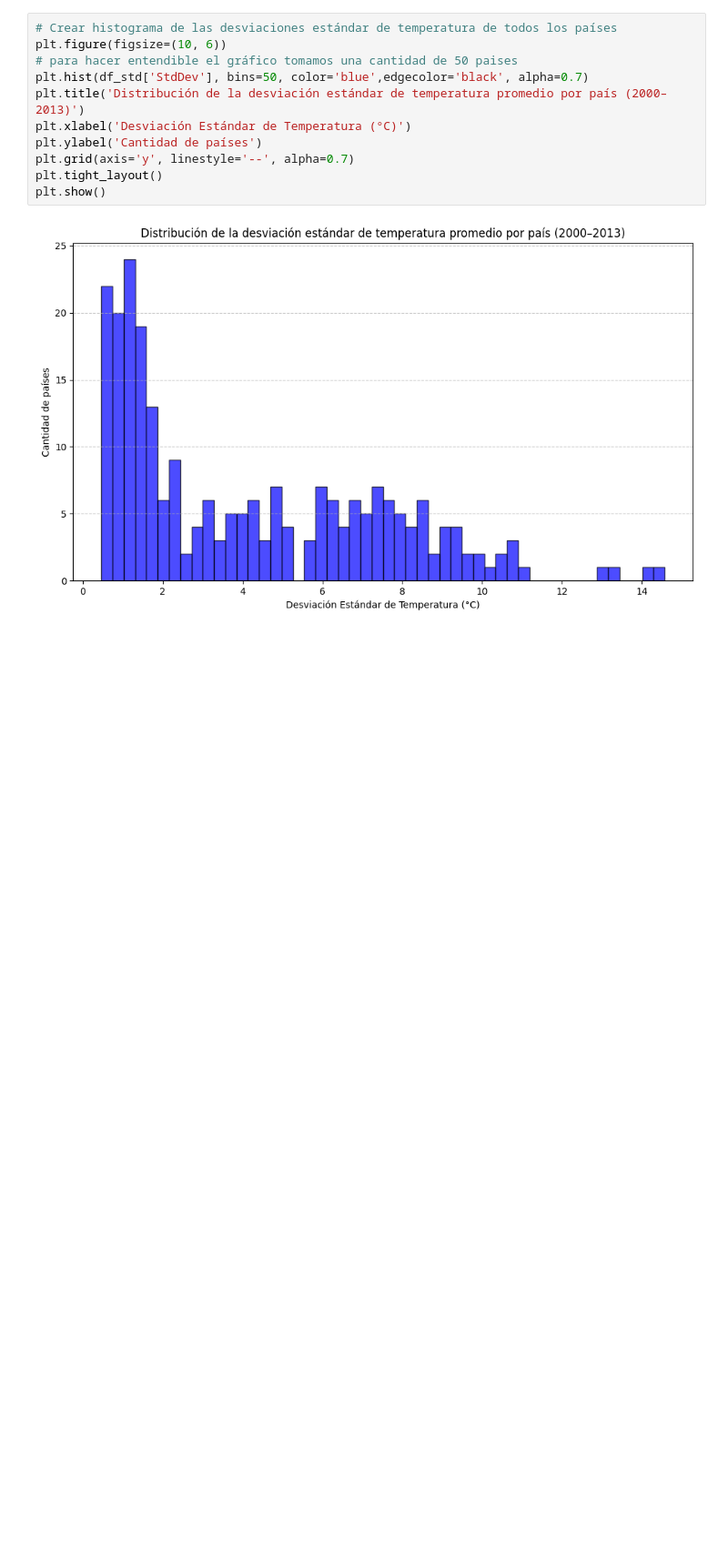
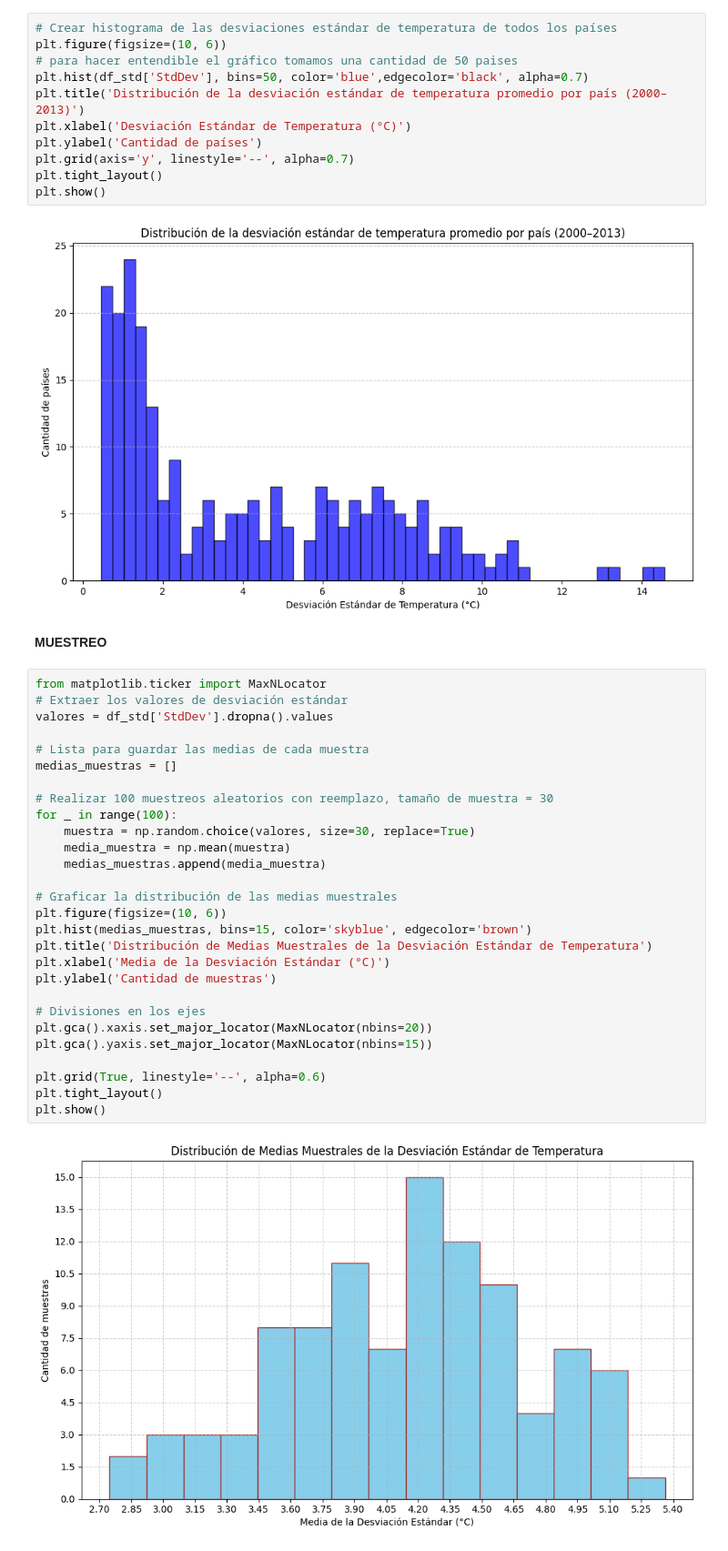
Before and after one commit to ramircar2020/BCtechCopilot, a Jupyter notebook: TP_Variación_Temp_PyE_2025_RAMIREZ_MIERS__carlos.ipynb, the cells around one changed output. Shown: that part at 91% size. Drawn from its saved outputs; the diff is of its cells as text; blank space fills up the shorter version.

```diff
--- a/TP_Variación_Temp_PyE_2025_RAMIREZ_MIERS__carlos.ipynb
+++ b/TP_Variación_Temp_PyE_2025_RAMIREZ_MIERS__carlos.ipynb
@@ -530,3 +530,35 @@ plt.tight_layout()
 plt.show()
 # %% [output]
 [figure]
+# %% [markdown]
+**MUESTREO**
+# %%
+from matplotlib.ticker import MaxNLocator
+# Extraer los valores de desviación estándar
+valores = df_std['StdDev'].dropna().values
+
+# Lista para guardar las medias de cada muestra
+medias_muestras = []
+
+# Realizar 100 muestreos aleatorios con reemplazo, tamaño de muestra = 30
+for _ in range(100):
+    muestra = np.random.choice(valores, size=30, replace=True)
+    media_muestra = np.mean(muestra)
+    medias_muestras.append(media_muestra)
+
+# Graficar la distribución de las medias muestrales
+plt.figure(figsize=(10, 6))
+plt.hist(medias_muestras, bins=15, color='skyblue', edgecolor='brown')
+plt.title('Distribución de Medias Muestrales de la Desviación Estándar de Temperatura')
+plt.xlabel('Media de la Desviación Estándar (°C)')
+plt.ylabel('Cantidad de muestras')
+
+# Divisiones en los ejes
+plt.gca().xaxis.set_major_locator(MaxNLocator(nbins=20))
+plt.gca().yaxis.set_major_locator(MaxNLocator(nbins=15))
+
+plt.grid(True, linestyle='--', alpha=0.6)
+plt.tight_layout()
+plt.show()
+# %% [output]
+[figure, added]
```
Also changed, not shown: parts of 4 cells of this notebook.
